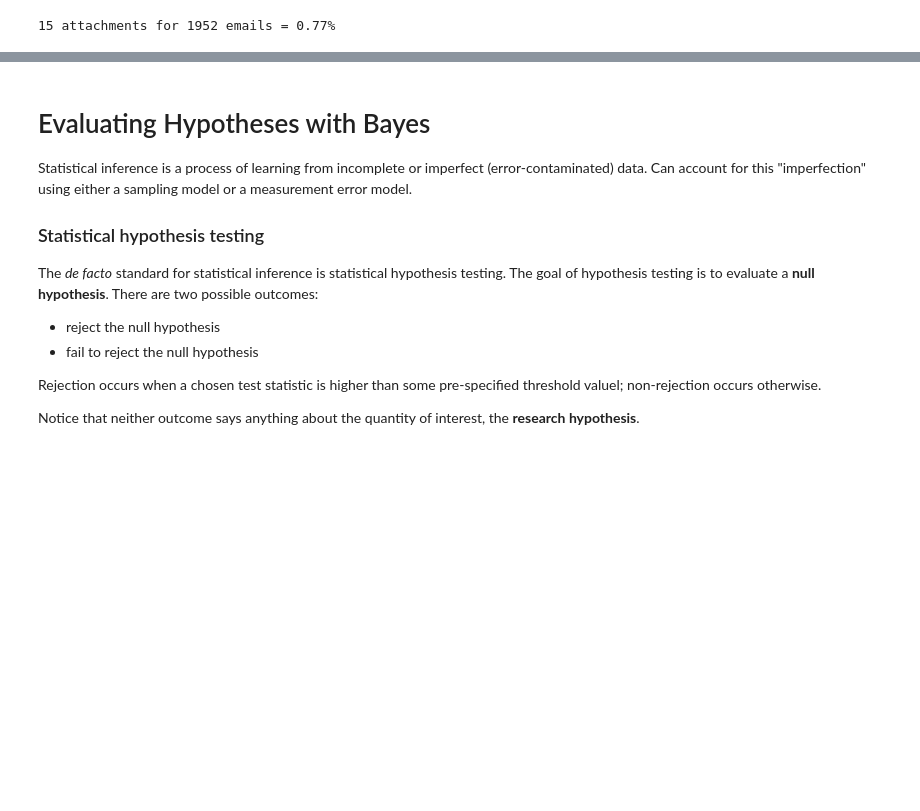
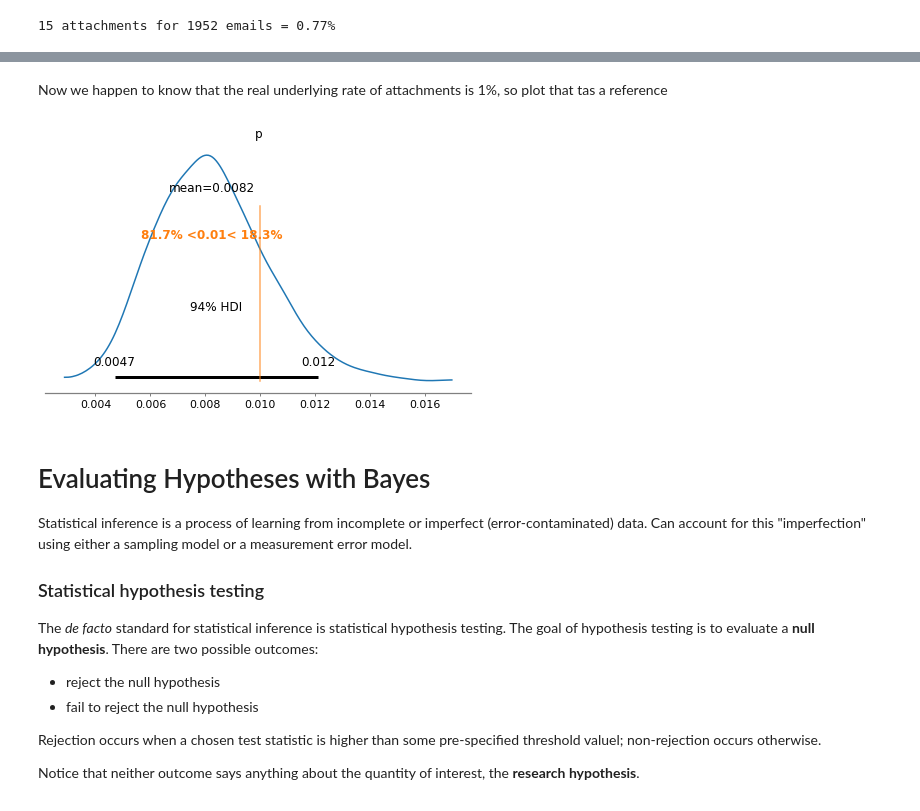
Before and after one commit to Robert-Muil/bayes_course_july2020, a Jupyter notebook: notebooks/Section1_1-Basic_Bayes-ExampleOrgSim.ipynb, the cells around one changed output, grey strips where cells are left out. Saved outputs shown, nothing was run; the diff lists cells and outputs as text; code cells hidden in the pictures; blank space fills up the shorter version.

```diff
--- a/notebooks/Section1_1-Basic_Bayes-ExampleOrgSim.ipynb
+++ b/notebooks/Section1_1-Basic_Bayes-ExampleOrgSim.ipynb
@@ -232,3 +333,10 @@ SyntaxError: invalid syntax (<ipython-input-13-e83dd5e3fa0a>, line 1)
+# %% [markdown]
+Now we happen to know that the real underlying rate of attachments is 1%, so plot that tas a reference
+# %%
+with attachment_model:
+    pm.plot_posterior(trace, var_names='p', ref_val=0.01)
+# %% [output]
+[figure, added]
 # %% [markdown]
 # Evaluating Hypotheses with Bayes
 
```
Also changed, not shown: parts of 49 cells of this notebook.
